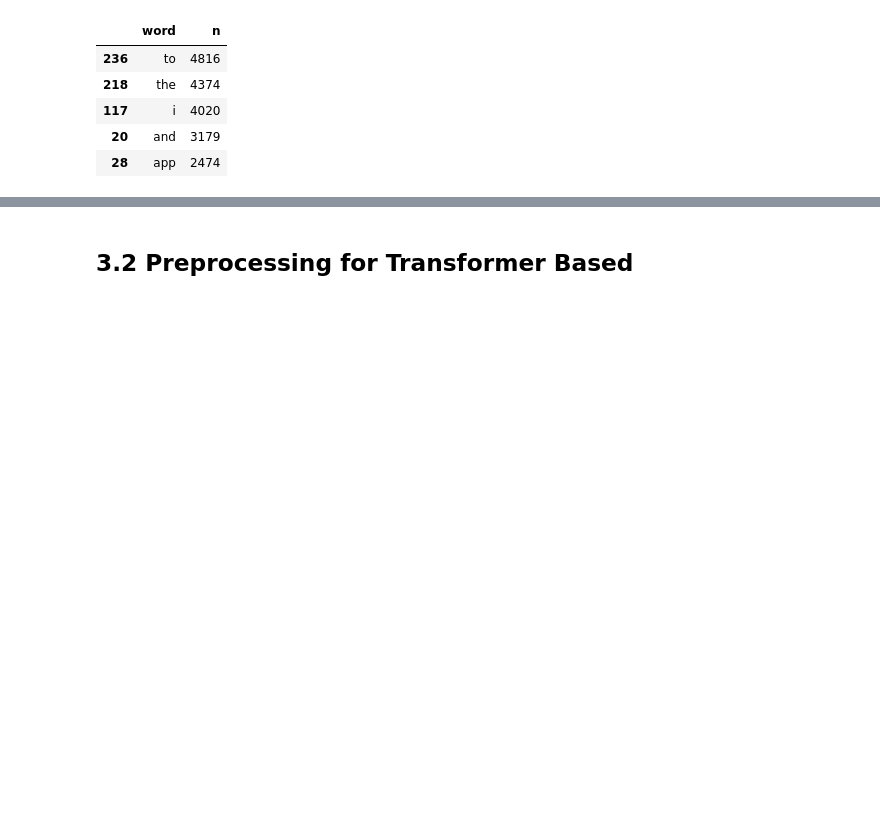
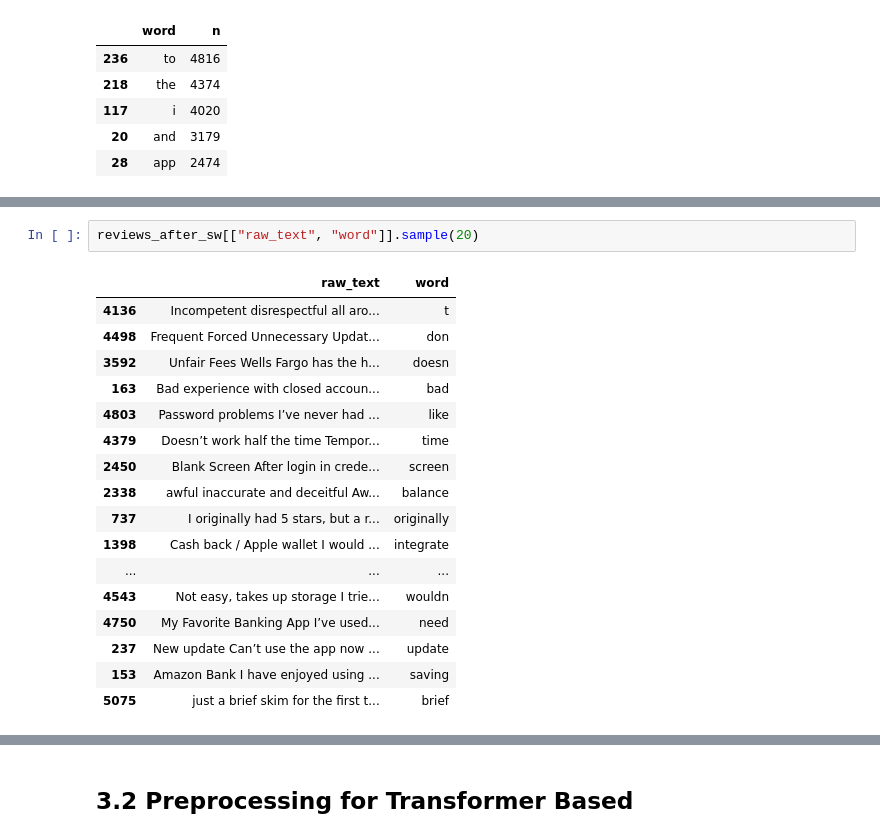
Before and after one commit to dpchi12/sentiment-analysis-for-banks-mobile-app-review, a Jupyter notebook: Model (old data)/old_preprocessing.ipynb, the cells around one changed output, grey strips where cells are left out. Drawn from its saved outputs; the diff is of its cells as text; blank space fills up the shorter version.

```diff
--- a/Model (old data)/old_preprocessing.ipynb
+++ b/Model (old data)/old_preprocessing.ipynb
@@ -442,0 +482,20 @@ removed_words.head()
+# %%
+reviews_after_sw[["raw_text", "word"]].sample(20)
+# %% [output]
+|  | raw_text | word |
+| 4136 | Incompetent disrespectful all aro... | t |
+| 4498 | Frequent Forced Unnecessary Updat... | don |
+| 3592 | Unfair Fees Wells Fargo has the h... | doesn |
+| 163 | Bad experience with closed accoun... | bad |
+| 4803 | Password problems I’ve never had ... | like |
+| 4379 | Doesn’t work half the time Tempor... | time |
+| 2450 | Blank Screen After login in crede... | screen |
+| 2338 | awful inaccurate and deceitful Aw... | balance |
+| 737 | I originally had 5 stars, but a r... | originally |
+| 1398 | Cash back / Apple wallet I would ... | integrate |
+| ... | ... | ... |
+| 4543 | Not easy, takes up storage I trie... | wouldn |
+| 4750 | My Favorite Banking App I’ve used... | need |
+| 237 | New update Can’t use the app now ... | update |
+| 153 | Amazon Bank I have enjoyed using ... | saving |
+| 5075 | just a brief skim for the first t... | brief |
```
Also changed, not shown: parts of 5 cells of this notebook, 1 other file.
